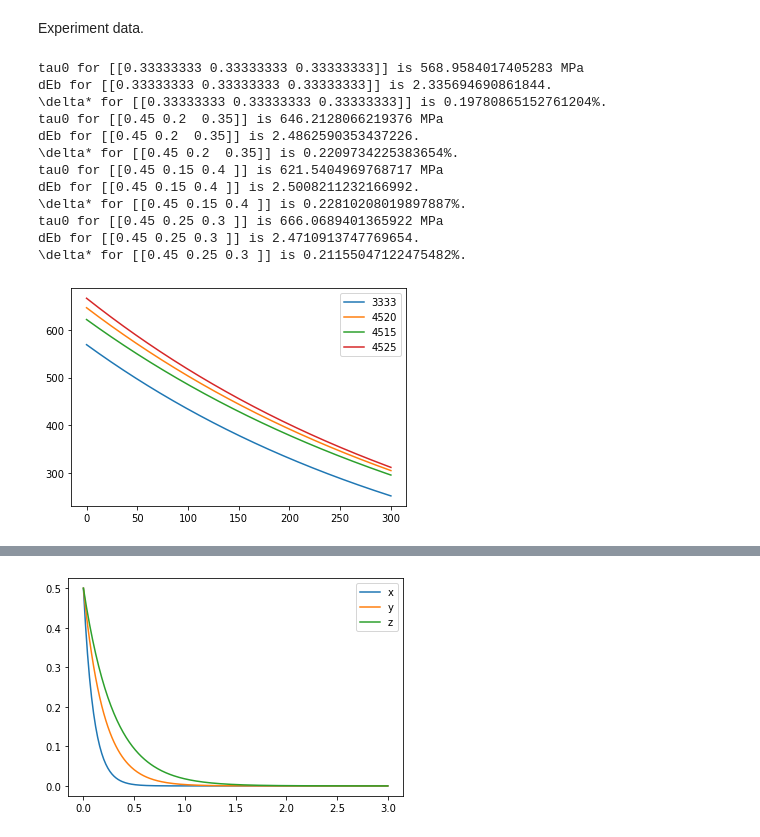
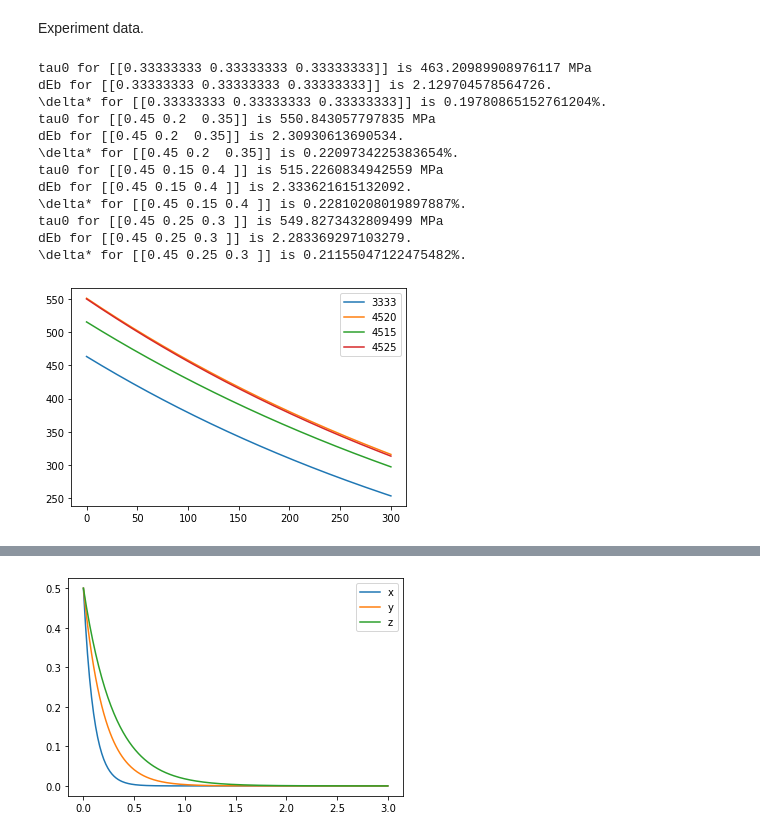
Before and after one commit to wzetto/MATools, a Jupyter notebook: Models/Toda_Caraballo_sss/crss_calc.ipynb, the cells around one changed output, grey strips where cells are left out. Drawn from its saved outputs; the diff is of its cells as text; code cells hidden in the pictures.

```diff
--- a/Models/Toda_Caraballo_sss/crss_calc.ipynb
+++ b/Models/Toda_Caraballo_sss/crss_calc.ipynb
@@ -267,6 +267,10 @@ temp = np.linspace(0, 300, 300)
 r = np.array([129.25, 124.46, 123.28])*1e-12 #? pm -> m
 r2 = np.array([130.09, 124.30, 122.66])*1e-12
 r3 = np.array([122.7, 111.2, 109.4])*1e-12
+
+#* tau0 by experiment
+tau0_exp = np.array([690, 672, 579, 508])
+res_list = []
 
 #* f, delta
 f = 0.74
@@ -300,59 +304,67 @@ k_list = np.array([195.5, 168.65, 174.67])*1e9
 
 #* Model using
 mode = 'Var'
-epsi_0 = 1e6
-alpha = 0.123
+epsi_0 = 1e7
+alpha = 0.257
 
-def tao_curve(tao0_exp, temp_fin_exp, x, mu, mode='TC'):
+def tao_curve(tao0_exp, temp_fin_exp, x, mu, alpha, mode='TC'):
     '''
     Generate YS-T curve based on Varvenne model.
     '''
     tc_ = TC_model(x, f, k_list, r, r2, r3, delta_, mu)
     tao_0 = tc_.tao0_deduce(
         tao0_exp*1e6, temp_fin_exp, epsi_0, 1e-4, alpha, mode)
-    de = tc_.dEb(alpha, mode)[2]
+    de = tc_.dEb(alpha, mode)[1]
 
     print(f'tau0 for {x} is {tao_0[1]*1e-6} MPa')
     print(f'dEb for {x} is {de*6.241509e18}.')
     print(f'\delta* for {x} is {tc_.ys_(0)[0][0,0]*100}%.')
     # print(f'TC-strength for {x} is {tc_.ys_(tao0_exp*1e6)[1]*1e-6} MPa.')
 
     ys_temp1, ys_temp2, ys_temp3 = tc_.tao_list(
         tao0=tao_0, temp=temp,
         epsi_0=epsi_0, epsi_=1e-4,
         alpha=alpha, mode=mode
     )
     #* Choose the Var atomic radii.
     if mode == 'TC':
         ys_temp = ys_temp1
     elif mode == 'Var':
         ys_temp = ys_temp2
 
-    return ys_temp, tc_
+    return tao_0[1]*1e-6, ys_temp, tc_
 
-ys_temp_3333, tc_3333 = tao_curve(ys_min_3333, t_fin_3333, x_3333, mu_3333, mode)
-ys_temp_4520, tc_4520 = tao_curve(ys_min_4520, t_fin_4520, x_4520, mu_4520, mode)
-ys_temp_4515, tc_4515 = tao_curve(ys_min_4515, t_fin_4515, x_4515, mu_4515, mode)
-ys_temp_4525, tc_4525 = tao_curve(ys_min_4525, t_fin_4525, x_4525, mu_4525, mode)
+# alpha_list = np.linspace(0.2, 0.4, 100)
+# for alpha_ in alpha_list:
+tao_3333, ys_temp_3333, tc_3333 = tao_curve(ys_min_3333, t_fin_3333, x_3333, mu_3333, alpha_, mode)
+tao_4520, ys_temp_4520, tc_4520 = tao_curve(ys_min_4520, t_fin_4520, x_4520, mu_4520, alpha_, mode)
+tao_4515, ys_temp_4515, tc_4515 = tao_curve(ys_min_4515, t_fin_4515, x_4515, mu_4515, alpha_, mode)
+tao_4525, ys_temp_4525, tc_4525 = tao_curve(ys_min_4525, t_fin_4525, x_4525, mu_4525, alpha_, mode)
 
+    # tao_pre = np.array([tao_4515, tao_4520, tao_4525, tao_3333])
+    # res = np.sum(np.abs(tao_pre-tau0_exp))
+
+    # res_list.append(res)
 plt.plot(temp, ys_temp_3333*1e-6, label='3333')
 plt.plot(temp, ys_temp_4520*1e-6, label='4520')
 plt.plot(temp, ys_temp_4515*1e-6, label='4515')
 plt.plot(temp, ys_temp_4525*1e-6, label='4525')
 
 plt.legend()
 plt.show()
+
+# plt.plot(alpha_list, res_list)
 # %% [output]
-tau0 for [[0.33333333 0.33333333 0.33333333]] is 568.9584017405283 MPa
-dEb for [[0.33333333 0.33333333 0.33333333]] is 2.335694690861844.
+tau0 for [[0.33333333 0.33333333 0.33333333]] is 463.20989908976117 MPa
+dEb for [[0.33333333 0.33333333 0.33333333]] is 2.129704578564726.
 \delta* for [[0.33333333 0.33333333 0.33333333]] is 0.19780865152761204%.
-tau0 for [[0.45 0.2  0.35]] is 646.2128066219376 MPa
-dEb for [[0.45 0.2  0.35]] is 2.4862590353437226.
+tau0 for [[0.45 0.2  0.35]] is 550.843057797835 MPa
+dEb for [[0.45 0.2  0.35]] is 2.30930613690534.
 \delta* for [[0.45 0.2  0.35]] is 0.2209734225383654%.
-tau0 for [[0.45 0.15 0.4 ]] is 621.5404969768717 MPa
-dEb for [[0.45 0.15 0.4 ]] is 2.5008211232166992.
+tau0 for [[0.45 0.15 0.4 ]] is 515.2260834942559 MPa
+dEb for [[0.45 0.15 0.4 ]] is 2.333621615132092.
 \delta* for [[0.45 0.15 0.4 ]] is 0.22810208019897887%.
-tau0 for [[0.45 0.25 0.3 ]] is 666.0689401365922 MPa
-dEb for [[0.45 0.25 0.3 ]] is 2.4710913747769654.
+tau0 for [[0.45 0.25 0.3 ]] is 549.8273432809499 MPa
+dEb for [[0.45 0.25 0.3 ]] is 2.283369297103279.
 \delta* for [[0.45 0.25 0.3 ]] is 0.21155047122475482%.
-[figure, old version]
+[figure, new version]
```
Also changed, not shown: parts of 3 cells of this notebook, 5 other files.
